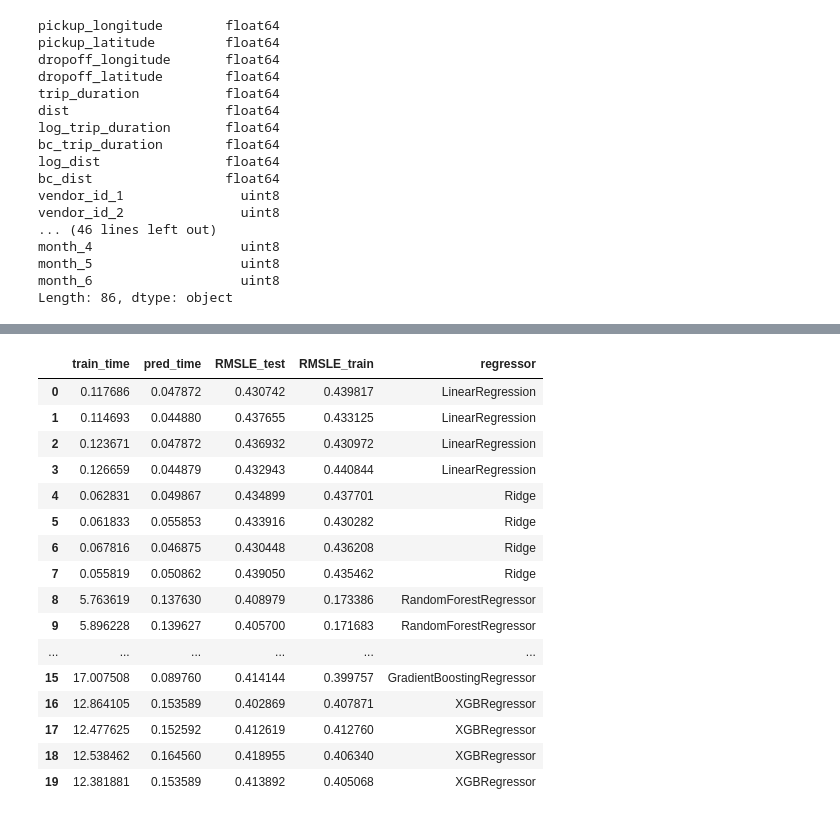
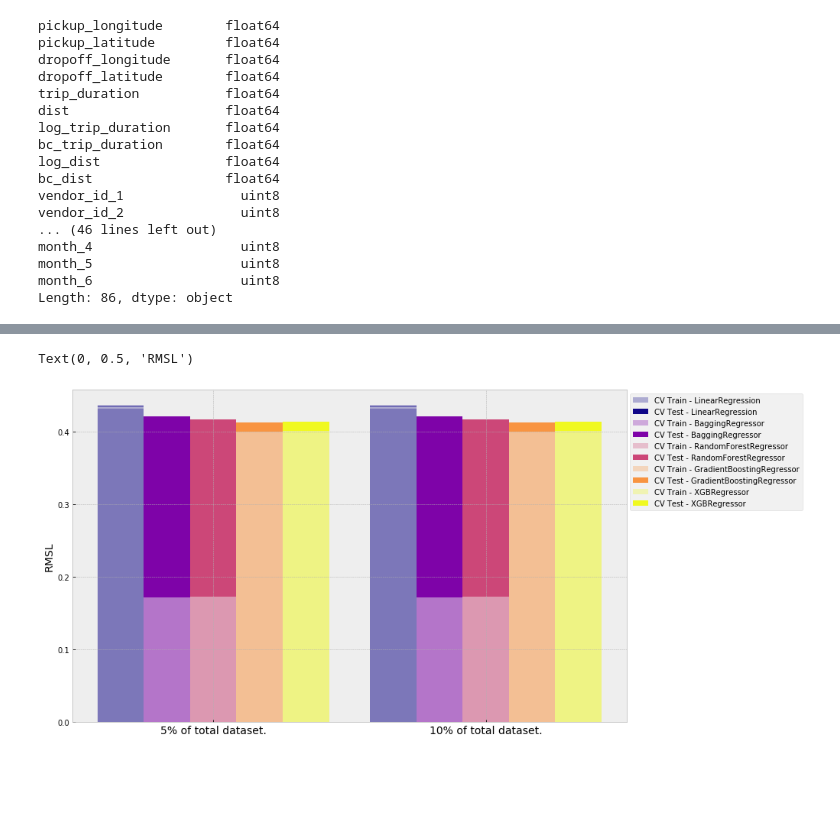
Before and after one commit to corasantos/KAGGLE-NY-Taxi-Trip-Duration, a Jupyter notebook: Draft.ipynb, the cells around one changed output, grey strips where cells are left out. Drawn from its saved outputs; the diff is of its cells as text; code cells hidden in the pictures; blank space fills up the shorter version.

```diff
--- a/Draft.ipynb
+++ b/Draft.ipynb
@@ -912,14 +887,15 @@ from sklearn.linear_model import LinearRegression
 from sklearn.linear_model import Ridge
 from sklearn.ensemble import RandomForestRegressor
 from sklearn.ensemble import GradientBoostingRegressor
+from sklearn.ensemble import BaggingRegressor
 import xgboost as xgb
 
 #List of regressors
 regressors = [LinearRegression(),
-              Ridge(random_state=42),
+              BaggingRegressor(random_state=42),
               RandomForestRegressor(random_state=42),
               GradientBoostingRegressor(random_state=42),
               xgb.XGBRegressor(random_state=42)]
 
-results = train_predict_crossval(regressors, data6, transform, scale, mint,n_splits=4)
+results = train_predict_crossval(regressors, xtrain, ytrain, transform, scale, mint,n_splits=2,sample_size=[0.05, 0.1])
 # %% [output]
@@ -950,20 +926,48 @@ XGBRegressor trained on 54397 samples (split 3)
-# %%
-pd.DataFrame(results)
-# %% [output]
-|  | train_time | pred_time | RMSLE_test | RMSLE_train | regressor |
-| 0 | 0.117686 | 0.047872 | 0.430742 | 0.439817 | LinearRegression |
-| 1 | 0.114693 | 0.044880 | 0.437655 | 0.433125 | LinearRegression |
-| 2 | 0.123671 | 0.047872 | 0.436932 | 0.430972 | LinearRegression |
-| 3 | 0.126659 | 0.044879 | 0.432943 | 0.440844 | LinearRegression |
-| 4 | 0.062831 | 0.049867 | 0.434899 | 0.437701 | Ridge |
-| 5 | 0.061833 | 0.055853 | 0.433916 | 0.430282 | Ridge |
-| 6 | 0.067816 | 0.046875 | 0.430448 | 0.436208 | Ridge |
-| 7 | 0.055819 | 0.050862 | 0.439050 | 0.435462 | Ridge |
-| 8 | 5.763619 | 0.137630 | 0.408979 | 0.173386 | RandomForestRegressor |
-| 9 | 5.896228 | 0.139627 | 0.405700 | 0.171683 | RandomForestRegressor |
-| ... | ... | ... | ... | ... | ... |
-| 15 | 17.007508 | 0.089760 | 0.414144 | 0.399757 | GradientBoostingRegressor |
-| 16 | 12.864105 | 0.153589 | 0.402869 | 0.407871 | XGBRegressor |
-| 17 | 12.477625 | 0.152592 | 0.412619 | 0.412760 | XGBRegressor |
-| 18 | 12.538462 | 0.164560 | 0.418955 | 0.406340 | XGBRegressor |
-| 19 | 12.381881 | 0.153589 | 0.413892 | 0.405068 | XGBRegressor |
+# %%
+aux = pd.DataFrame(results).groupby(['regressor','sample_size']).agg('mean').reset_index(drop=False)
+# %%
+from matplotlib import cm
+
+fig = plt.figure(figsize = (13,8))
+bar_width = 0.085
+colors = cm.plasma(np.linspace(1,255,len(regressors)).astype(int))
+
+for r, regressor, in enumerate(regressors):
+    for s,sample in enumerate(aux['sample_size'].unique()):
+        if s < len(aux['sample_size'].unique())-1:
+            plt.bar(s/2+r*bar_width,
+                    aux['RMSLE_train'][(aux['regressor']==regressor.__class__.__name__)],
+                    width = bar_width,
+                    color = colors[r],
+                    alpha=0.3)
+
+            plt.bar(s/2+r*bar_width,
+                    (aux['RMSLE_test']-aux['RMSLE_train'])[(aux['regressor']==regressor.__class__.__name__)],
+                    width = bar_width,
+                    color = colors[r],
+                    bottom=aux['RMSLE_train'][(aux['regressor']==regressor.__class__.__name__)])
+        else:
+            plt.bar(s/2+r*bar_width,
+                    aux['RMSLE_train'][(aux['regressor']==regressor.__class__.__name__)],
+                    width = bar_width,
+                    color = colors[r],
+                    alpha=0.3,
+                    label='CV Train - '+regressor.__class__.__name__)
+
+            plt.bar(s/2+r*bar_width,
+                    (aux['RMSLE_test']-aux['RMSLE_train'])[(aux['regressor']==regressor.__class__.__name__)],
+                    width = bar_width,
+                    color = colors[r],
+                    bottom=aux['RMSLE_train'][(aux['regressor']==regressor.__class__.__name__)],
+                    label='CV Test - '+regressor.__class__.__name__)
+
+ticks = [np.mean(s/2+bar_width * np.arange(len(regressors))) for s, sample_size in enumerate(aux['sample_size'].unique())]
+ticklables = [str(int(np.round(sample_size*100,0)))+'% of total dataset.' for s, sample_size in enumerate(aux['sample_size'].unique())]
+
+plt.legend(bbox_to_anchor=(0.999, 1))
+
+plt.xticks(ticks,ticktables,fontsize=14)
+plt.ylabel('RMSL',fontsize=14)
+# %% [output]
+Text(0, 0.5, 'RMSL')
+[figure, added]
```
Also changed, not shown: parts of 9 cells of this notebook.
